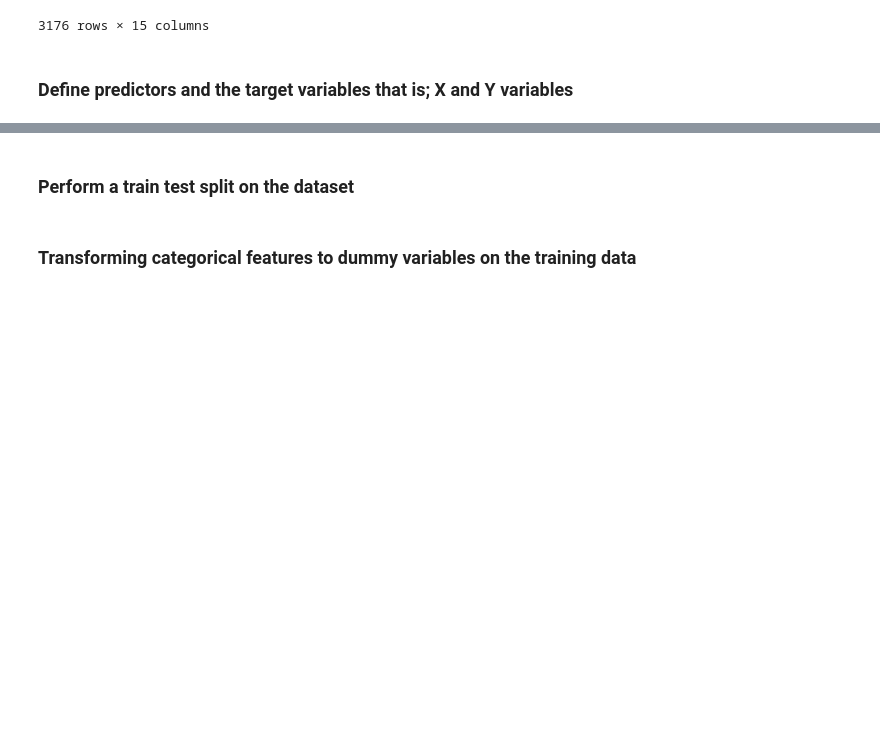
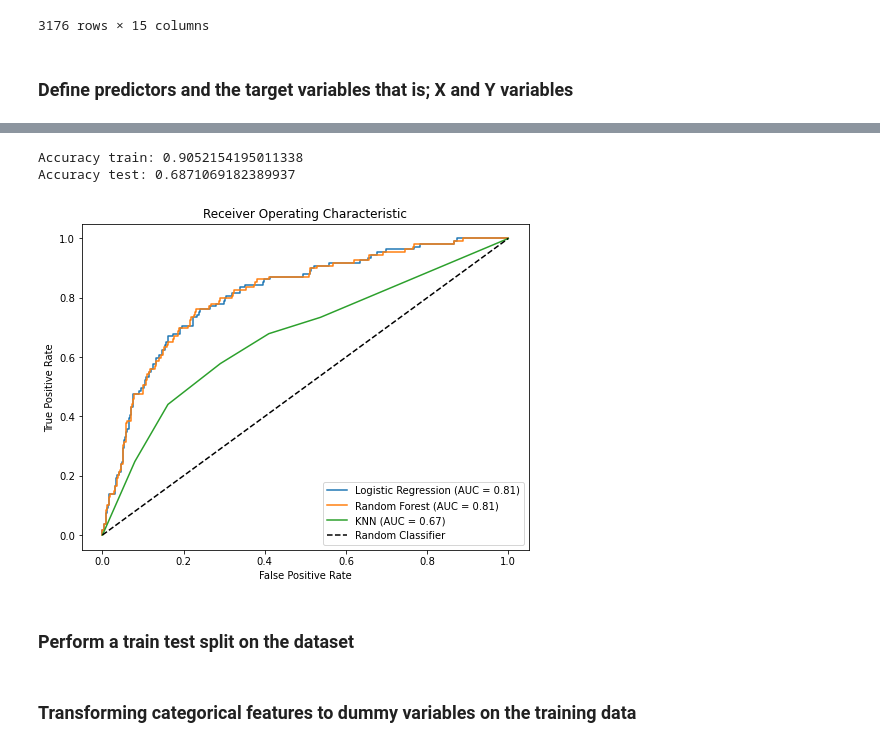
Before and after one commit to Amoskipkirui/Customer-churn-analysis, a Jupyter notebook: index.ipynb, the cells around one changed output, grey strips where cells are left out. Saved outputs shown, nothing was run; the diff lists cells and outputs as text; code cells hidden in the pictures; blank space fills up the shorter version.

```diff
--- a/index.ipynb
+++ b/index.ipynb
@@ -431,3 +615,53 @@ df_cleaned2
+# %%
+from sklearn.neighbors import KNeighborsClassifier
+
+# Instantiate the KNN model
+knn = KNeighborsClassifier(n_neighbors=5)
+
+# Fit the model on the training data
+knn.fit(X_train_resampled, y_train_resampled)
+
+# Make predictions on training data
+y_train_pred5 = knn.predict(X_train_resampled)
+y_test_pred5 = knn.predict(X_test)
+
+# Calculate accuracy score
+accuracy_train5 = accuracy_score(y_train_resampled, y_train_pred5)
+print('Accuracy train:', accuracy_train5)
+accuracy_test5 = accuracy_score(y_test, y_test_pred5)
+print('Accuracy test:', accuracy_test5)
+# %% [output]
+Accuracy train: 0.9052154195011338
+Accuracy test: 0.6871069182389937
+# %%
+# Define the models
+models = [model, final_model, knn]  # Replace with your models
+
+# Define the model names for plotting
+model_names = ['Logistic Regression', 'Random Forest', 'KNN']  # Replace with your model names
+
+# Plot ROC curves for each model
+plt.figure(figsize=(8, 6))
+
+for model, name in zip(models, model_names):
+    y_pred_proba = model.predict_proba(X_test)[:, 1]
+    fpr, tpr, thresholds = roc_curve(y_test, y_pred_proba)
+    auc = roc_auc_score(y_test, y_pred_proba)
+
+    plt.plot(fpr, tpr, label=f'{name} (AUC = {auc:.2f})')
+
+# Plot the random classifier ROC curve (diagonal line)
+plt.plot([0, 1], [0, 1], 'k--', label='Random Classifier')
+
+# Set plot labels and legend
+plt.xlabel('False Positive Rate')
+plt.ylabel('True Positive Rate')
+plt.title('Receiver Operating Characteristic')
+plt.legend(loc='lower right')
+
+plt.show()
+# %% [output]
+[figure, added]
 # %%
 y = df_cleaned2['churn']
 X = df_cleaned2.drop('churn', axis=1)
```
Also changed, not shown: parts of 20 cells of this notebook.
